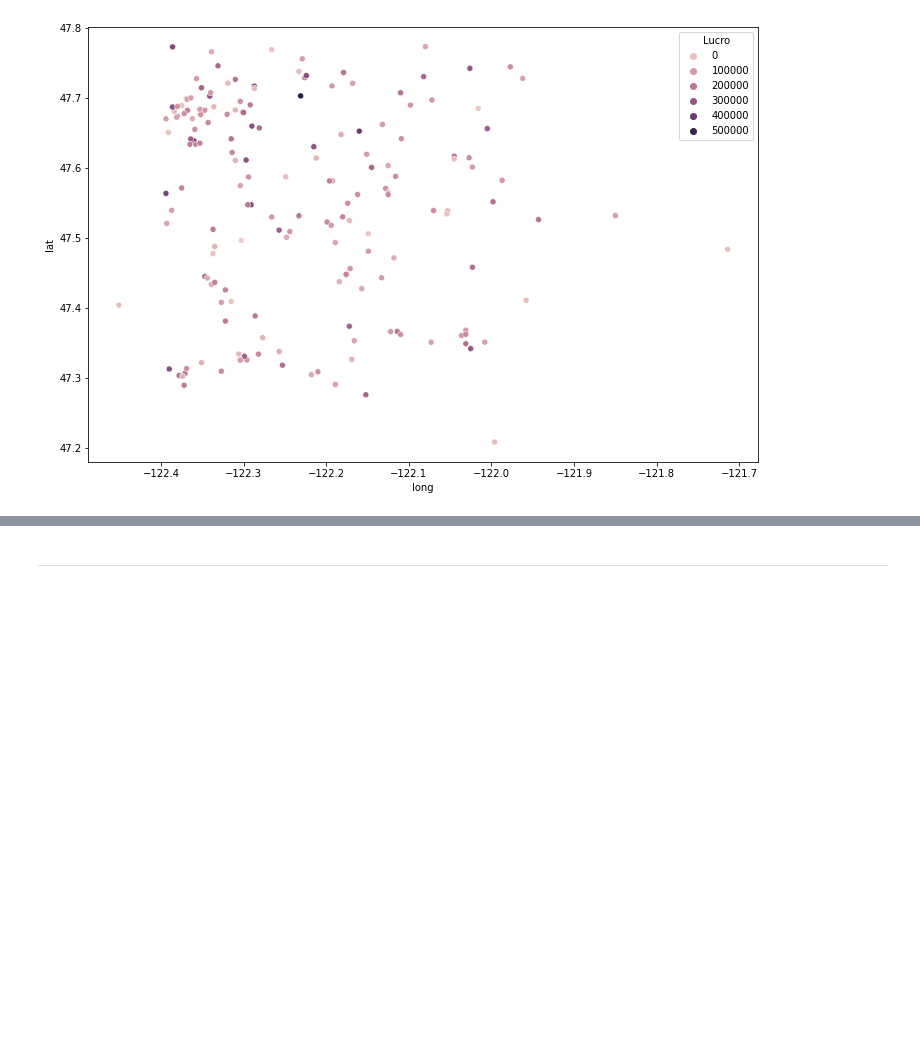
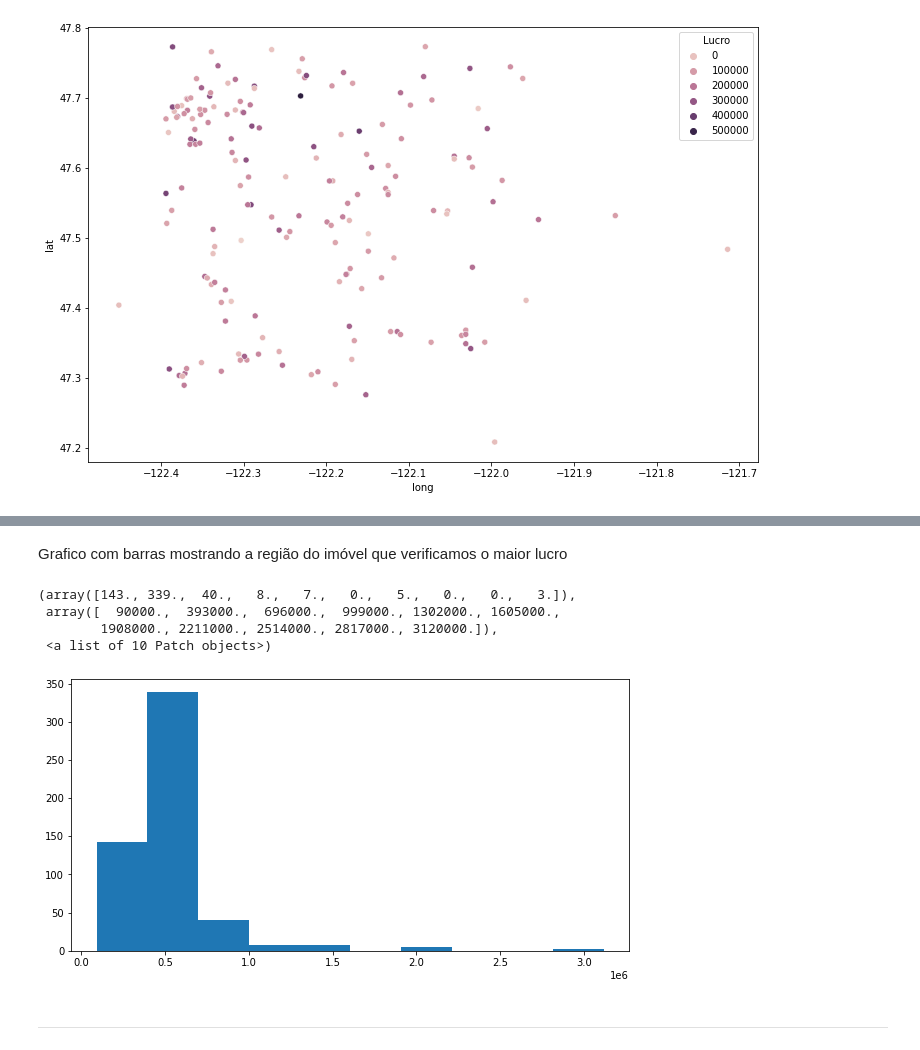
Before and after one commit to grupo21dex/deliverable-1, a Jupyter notebook: Deliverable_1_grupo_21.ipynb, the cells around one changed output, grey strips where cells are left out. Drawn from its saved outputs; the diff is of its cells as text; code cells hidden in the pictures; blank space fills up the shorter version.

```diff
--- a/Deliverable_1_grupo_21.ipynb
+++ b/Deliverable_1_grupo_21.ipynb
@@ -345,3 +405,14 @@ sns.heatmap(df_lucro.drop(['id','zipcode','lat','long','Ano da Venda','Mês da V
+# %% [markdown]
+Grafico com barras mostrando a região do imóvel que verificamos o maior lucro
+# %%
+fig = plt.figure(figsize=(10,5))
+plt.hist(df_top['price'])
+# %% [output]
+(array([143., 339.,  40.,   8.,   7.,   0.,   5.,   0.,   0.,   3.]),
+ array([  90000.,  393000.,  696000.,  999000., 1302000., 1605000.,
+        1908000., 2211000., 2514000., 2817000., 3120000.]),
+ <a list of 10 Patch objects>)
+[figure, added]
 # %% [markdown]
 ---
 # %% [markdown]
```
Also changed, not shown: parts of 19 cells of this notebook.
